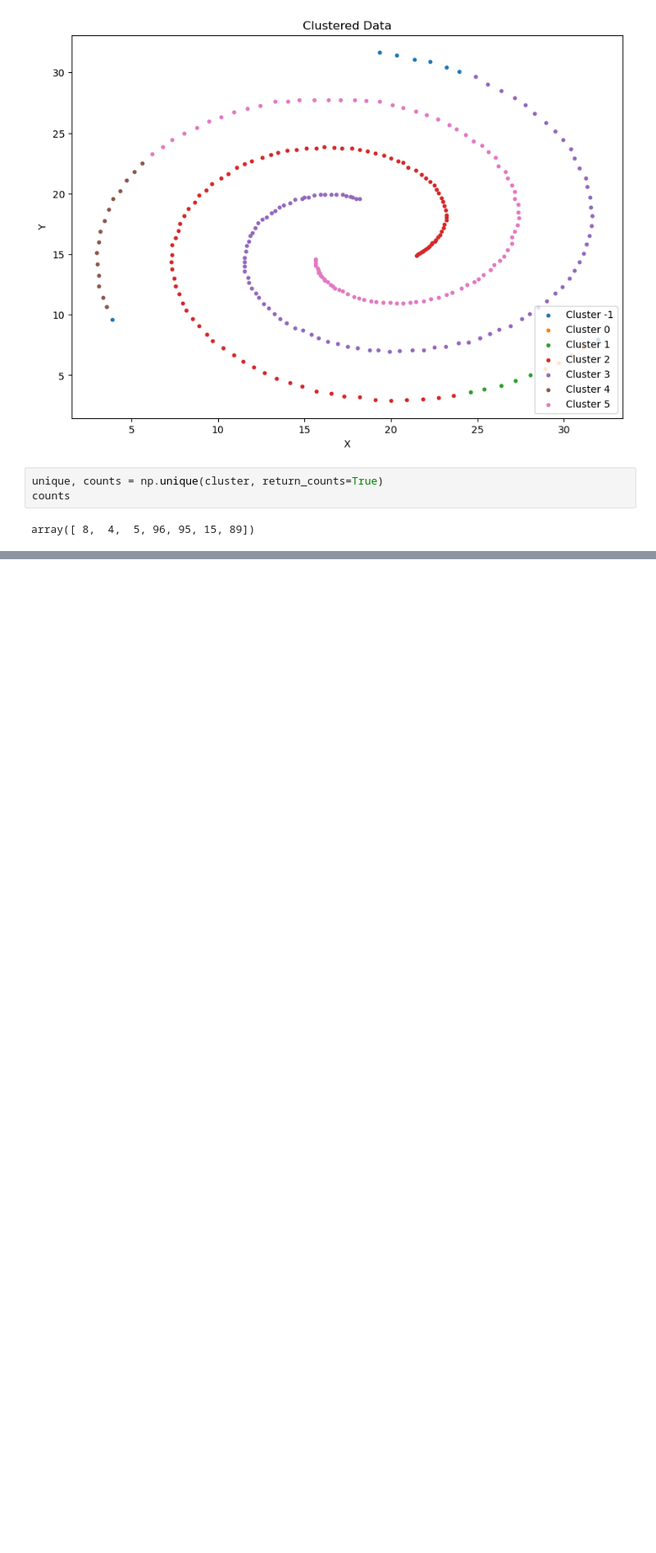
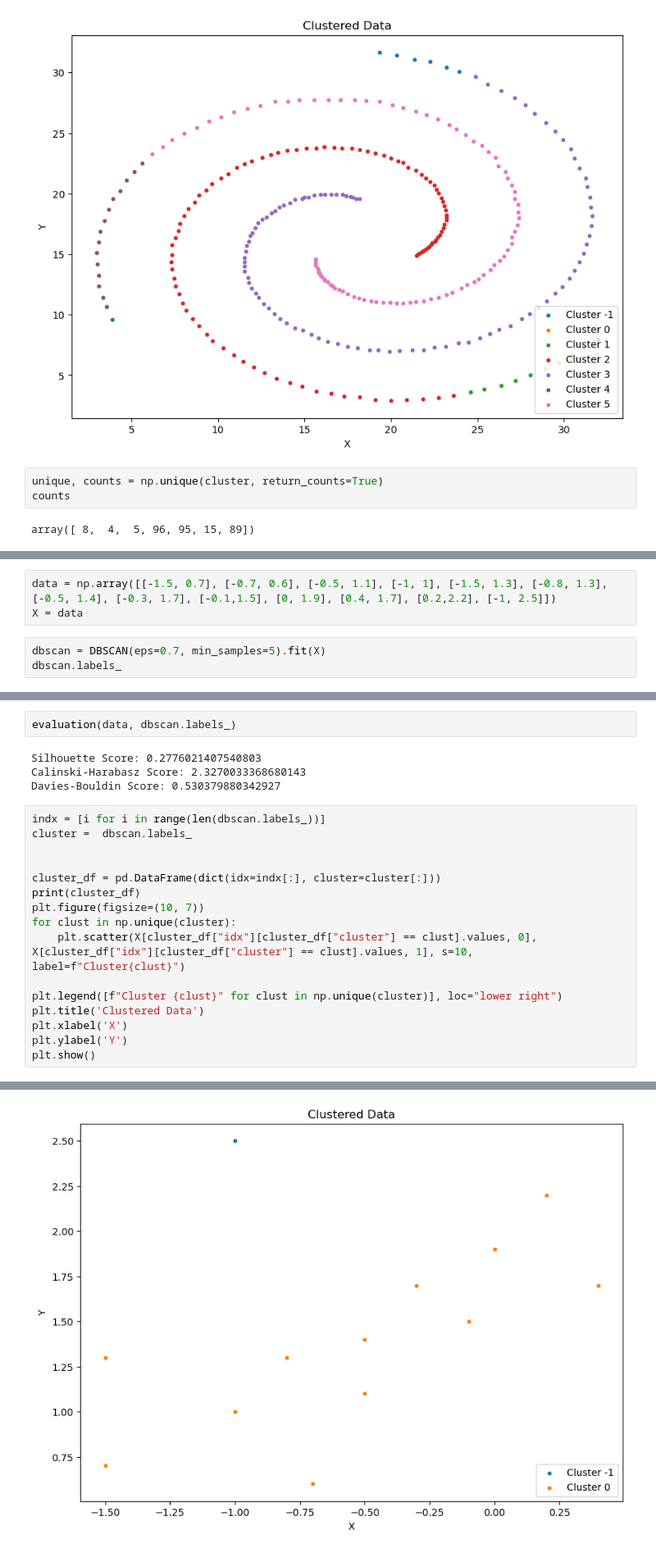
Before and after one commit to shuvo881/Pure-DBSCAN, a Jupyter notebook: pure-dbscan.ipynb, the cells around one changed output, grey strips where cells are left out. Shown at 82% size. Cells and saved outputs as stored; diff of their text form; blank space fills up the shorter version.

Commit message:
Kaggle Notebook | Pure DBSCAN | Version 4

```diff
--- a/pure-dbscan.ipynb
+++ b/pure-dbscan.ipynb
@@ -469,0 +523,6 @@ array([ 8,  4,  5, 96, 95, 15, 89])
+# %%
+data = np.array([[-1.5, 0.7], [-0.7, 0.6], [-0.5, 1.1], [-1, 1], [-1.5, 1.3], [-0.8, 1.3], [-0.5, 1.4], [-0.3, 1.7], [-0.1,1.5], [0, 1.9], [0.4, 1.7], [0.2,2.2], [-1, 2.5]])
+X = data
+# %%
+dbscan = DBSCAN(eps=0.7, min_samples=5).fit(X)
+dbscan.labels_
@@ -469,0 +533,23 @@ array([ 8,  4,  5, 96, 95, 15, 89])
+# %%
+evaluation(data, dbscan.labels_)
+# %% [output]
+Silhouette Score: 0.2776021407540803
+Calinski-Harabasz Score: 2.3270033368680143
+Davies-Bouldin Score: 0.530379880342927
+# %%
+indx = [i for i in range(len(dbscan.labels_))]
+cluster =  dbscan.labels_
+
+
+cluster_df = pd.DataFrame(dict(idx=indx[:], cluster=cluster[:]))
+print(cluster_df)
+plt.figure(figsize=(10, 7))
+for clust in np.unique(cluster):
+    plt.scatter(X[cluster_df["idx"][cluster_df["cluster"] == clust].values, 0], X[cluster_df["idx"][cluster_df["cluster"] == clust].values, 1], s=10, label=f"Cluster{clust}")
+
+plt.legend([f"Cluster {clust}" for clust in np.unique(cluster)], loc="lower right")
+plt.title('Clustered Data')
+plt.xlabel('X')
+plt.ylabel('Y')
+plt.show()
+# %% [output]
@@ -469,0 +570 @@ array([ 8,  4,  5, 96, 95, 15, 89])
+[figure, added]
```
Also changed, not shown: parts of 19 cells of this notebook.
